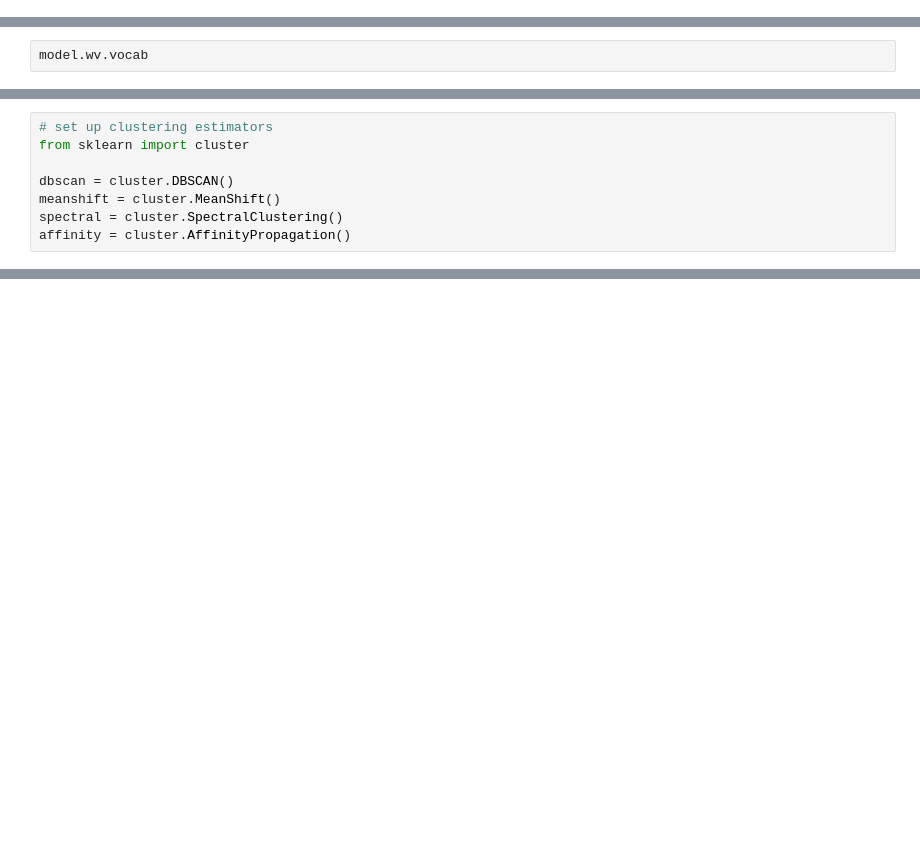
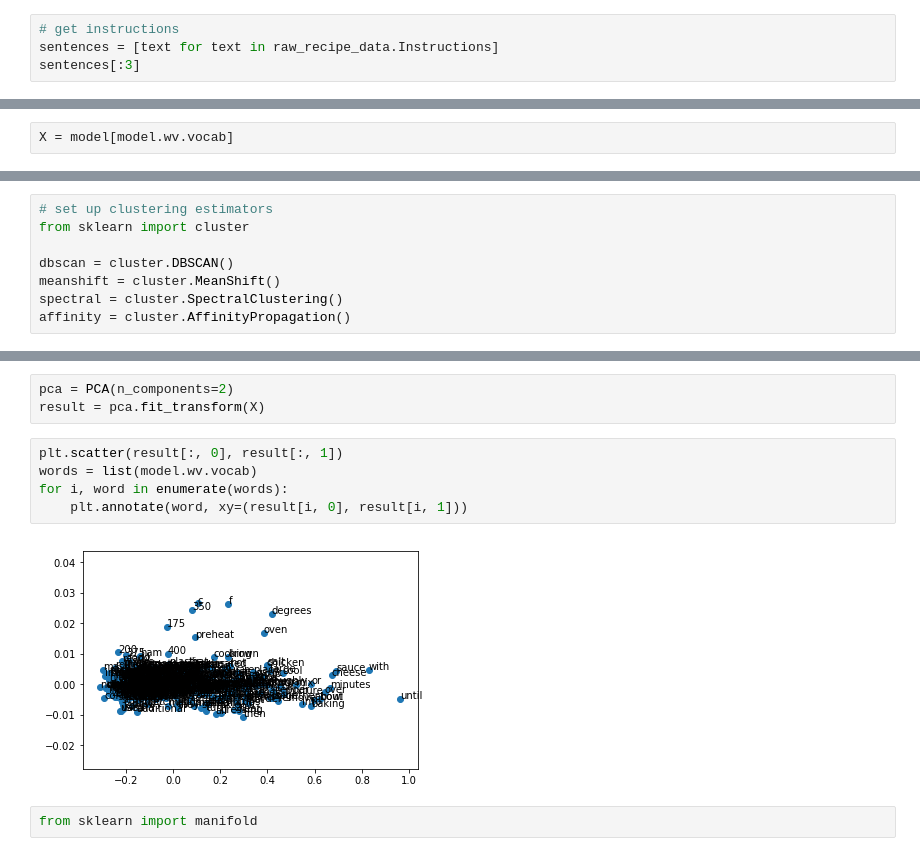
Before and after one commit to Schmidt8181/Allreciepes_NLP, a Jupyter notebook: All_Recipes_NLP.ipynb, the cells around one changed output, grey strips where cells are left out. Saved outputs shown, nothing was run; the diff lists cells and outputs as text; blank space fills up the shorter version.

Commit message:
got visualizations

```diff
--- a/All_Recipes_NLP.ipynb
+++ b/All_Recipes_NLP.ipynb
@@ -89,0 +91,4 @@ raw_recipe_data.Instructions.iloc[0]
+# %%
+# get instructions
+sentences = [text for text in raw_recipe_data.Instructions]
+sentences[:3]
@@ -234,4 +203,4 @@ model = gensim.models.Word2Vec(train, min_count=3, sg=1, window=5, sample=1e-3)
 2018-04-23 19:19:23,338 : INFO : training on a 25535 raw words (15671 effective words) took 0.1s, 136762 effective words/s
 2018-04-23 19:19:23,339 : WARNING : under 10 jobs per worker: consider setting a smaller `batch_words' for smoother alpha decay
 # %%
-model.wv.vocab
+X = model[model.wv.vocab]
@@ -263,0 +233,12 @@ affinity = cluster.AffinityPropagation()
+# %%
+pca = PCA(n_components=2)
+result = pca.fit_transform(X)
+# %%
+plt.scatter(result[:, 0], result[:, 1])
+words = list(model.wv.vocab)
+for i, word in enumerate(words):
+	plt.annotate(word, xy=(result[i, 0], result[i, 1]))
+# %% [output]
+[figure, added]
+# %%
+from sklearn import manifold
```
Also changed, not shown: parts of 13 cells of this notebook.
